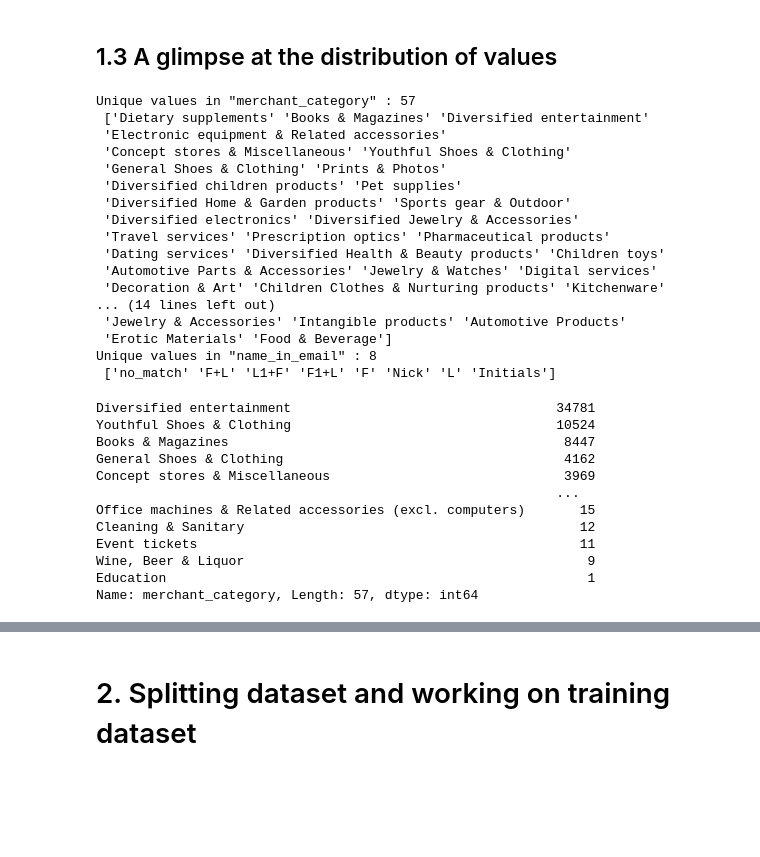
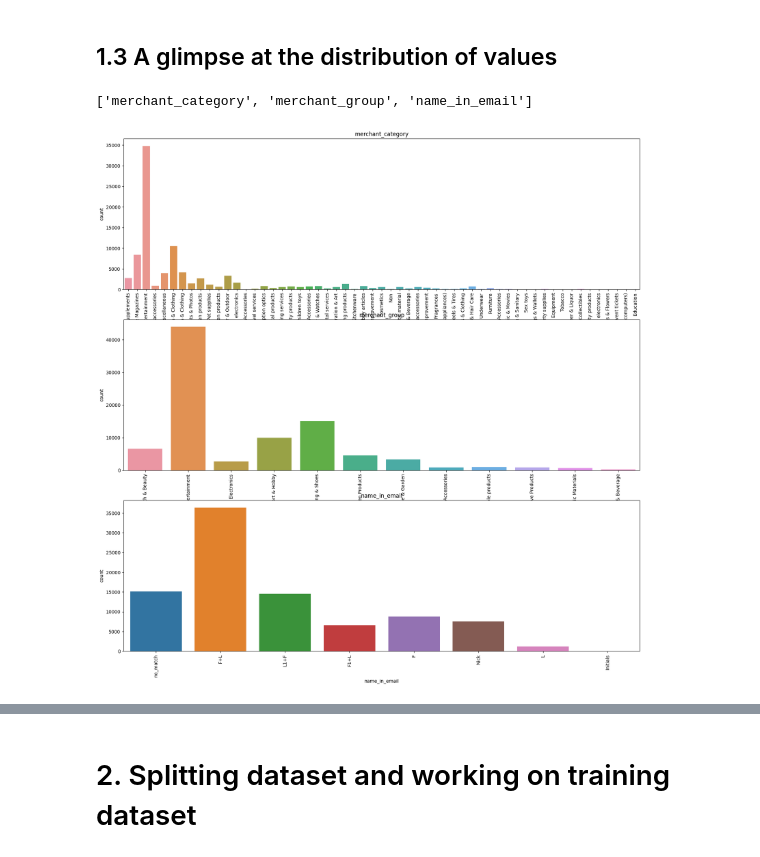
Before and after one commit to kwonowk/technical-test-klarna, a Jupyter notebook: case_study.ipynb, the cells around one changed output, grey strips where cells are left out. Saved outputs shown, nothing was run; the diff lists cells and outputs as text; code cells hidden in the pictures; blank space fills up the shorter version.

Commit message:
Further exploration on distribution of column values

```diff
--- a/case_study.ipynb
+++ b/case_study.ipynb
@@ -138,40 +138,17 @@ df_clean.shape
 ## 1.3 A glimpse at the distribution of values
 # %%
 # Identifying categorical columns for transformation
-cat_cols = df_clean.select_dtypes(include=['object']).columns
+cat_cols = list(df_clean.select_dtypes(include=['object']).columns)
 cat_cols
-for col in cat_cols:
-    print(f'Unique values in "{col}" : {df[col].nunique()} \n {df[col].unique()}')
 # %% [output]
-Unique values in "merchant_category" : 57
- ['Dietary supplements' 'Books & Magazines' 'Diversified entertainment'
- 'Electronic equipment & Related accessories'
- 'Concept stores & Miscellaneous' 'Youthful Shoes & Clothing'
- 'General Shoes & Clothing' 'Prints & Photos'
- 'Diversified children products' 'Pet supplies'
- 'Diversified Home & Garden products' 'Sports gear & Outdoor'
- 'Diversified electronics' 'Diversified Jewelry & Accessories'
- 'Travel services' 'Prescription optics' 'Pharmaceutical products'
- 'Dating services' 'Diversified Health & Beauty products' 'Children toys'
- 'Automotive Parts & Accessories' 'Jewelry & Watches' 'Digital services'
- 'Decoration & Art' 'Children Clothes & Nurturing products' 'Kitchenware'
-... (14 lines left out)
- 'Jewelry & Accessories' 'Intangible products' 'Automotive Products'
- 'Erotic Materials' 'Food & Beverage']
-Unique values in "name_in_email" : 8
- ['no_match' 'F+L' 'L1+F' 'F1+L' 'F' 'Nick' 'L' 'Initials']
+['merchant_category', 'merchant_group', 'name_in_email']
-# %%
-df_clean.merchant_category.value_counts()
-# %% [output]
-Diversified entertainment                                  34781
-Youthful Shoes & Clothing                                  10524
-Books & Magazines                                           8447
-General Shoes & Clothing                                    4162
-Concept stores & Miscellaneous                              3969
-                                                           ...
-Office machines & Related accessories (excl. computers)       15
-Cleaning & Sanitary                                           12
-Event tickets                                                 11
-Wine, Beer & Liquor                                            9
-Education                                                      1
-Name: merchant_category, Length: 57, dtype: int64
+# %%
+plt.figure(figsize = (20,20))
+for ind, col in enumerate(cat_cols):
+    plt.subplot(3,1,ind+1)
+    sns.countplot(data = df_clean, x = col)
+    plt.xticks(rotation = 90)
+    plt.title(col)
+plt.show()
+# %% [output]
+[figure, added]
```
Also changed, not shown: parts of 9 cells of this notebook.
